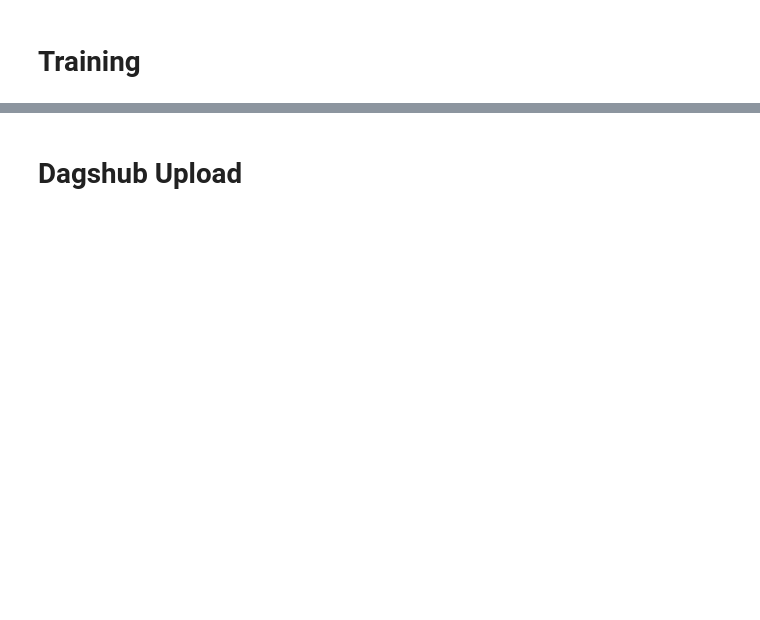
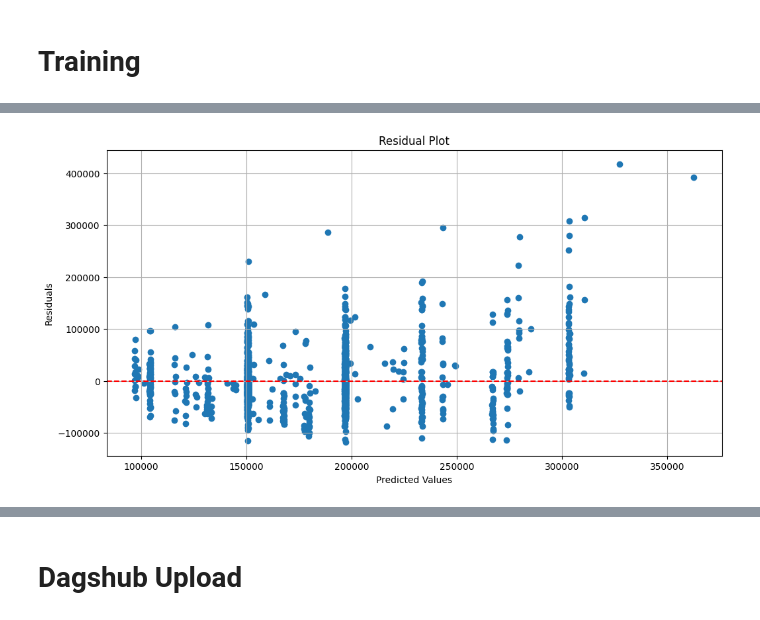
Before and after one commit to Cimbir/advanced-regression-techniques, a Jupyter notebook: model_experiment.ipynb, the cells around one changed output, grey strips where cells are left out. Saved outputs shown, nothing was run; the diff lists cells and outputs as text; code cells hidden in the pictures; blank space fills up the shorter version.

```diff
--- a/model_experiment.ipynb
+++ b/model_experiment.ipynb
@@ -448,0 +399,4 @@ print(get_results(grid_search))
+# %%
+residual_plot(grid_search.best_estimator_, X, y)
+# %% [output]
+[figure, added]
```
Also changed, not shown: parts of 90 cells of this notebook, 4 other files.
